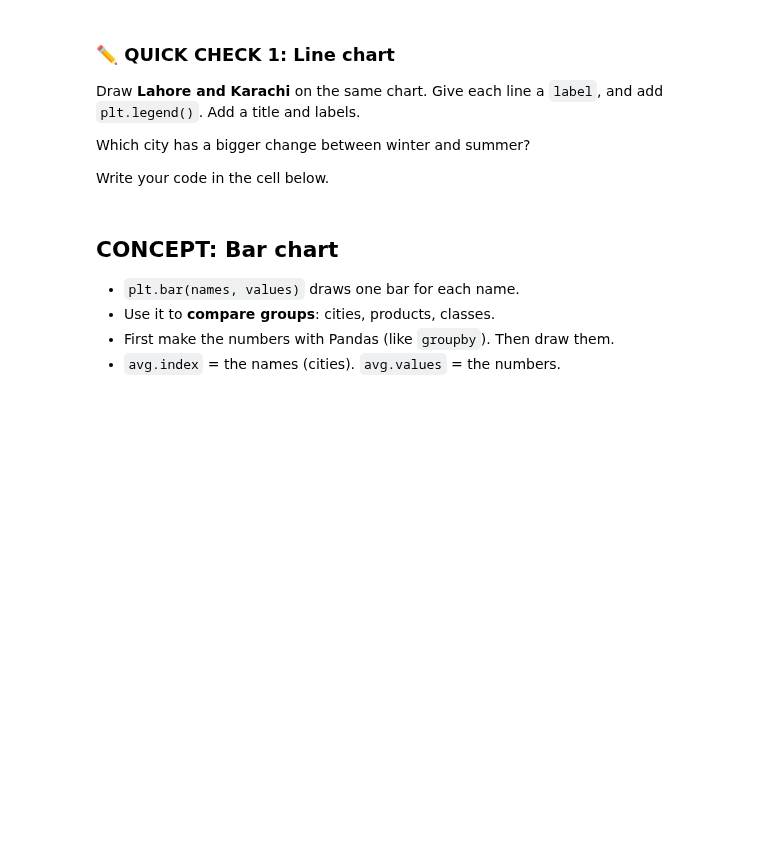
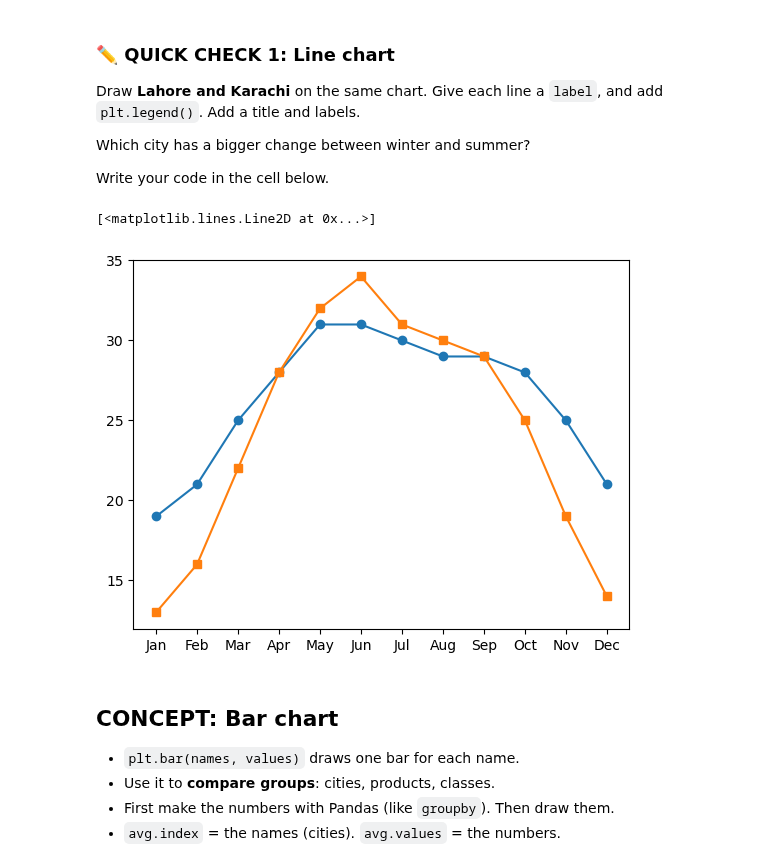
Before and after one commit to bariras-stack/Python-for-AI, a Jupyter notebook: notebooks/Week 4/Day 16/Day_16_Matplotlib_Seaborn.ipynb, the cells around one changed output. Saved outputs shown, nothing was run; the diff lists cells and outputs as text; code cells hidden in the pictures; blank space fills up the shorter version.

```diff
--- a/notebooks/Week 4/Day 16/Day_16_Matplotlib_Seaborn.ipynb
+++ b/notebooks/Week 4/Day 16/Day_16_Matplotlib_Seaborn.ipynb
@@ -211,3 +209,11 @@ Write your code in the cell below.
+# %%
+# Write your code here
+import matplotlib.pyplot as plt
+plt.plot(temps["month"], temps["karachi"], marker="o", label="karachi")
+plt.plot(temps["month"], temps["lahore"], marker="s", label="Lahore")
+# %% [output]
+[<matplotlib.lines.Line2D at 0x...>]
+[figure, added]
 # %% [markdown]
 ## CONCEPT: Bar chart
 
```
Also changed, not shown: parts of 20 cells of this notebook, 3 other files.
